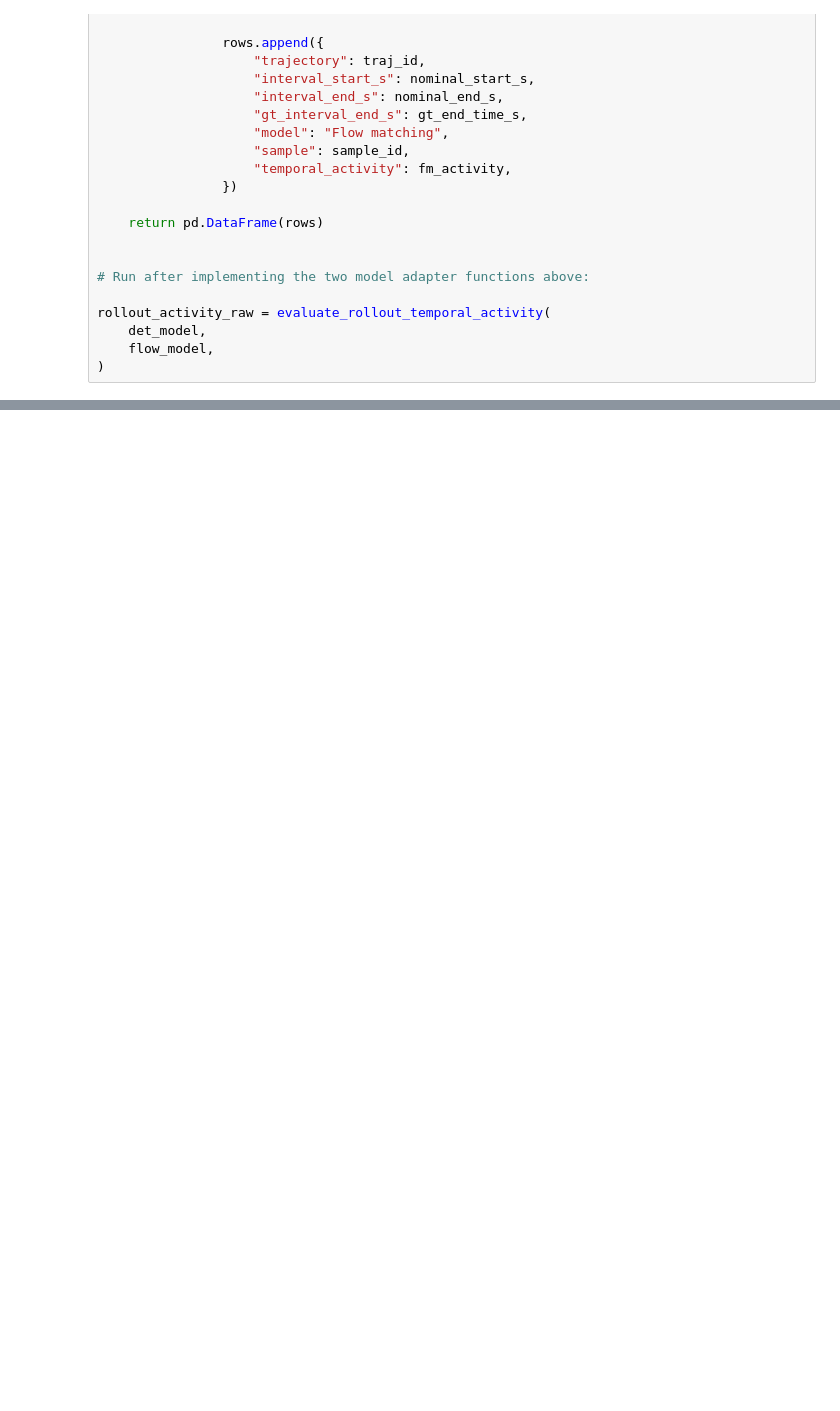
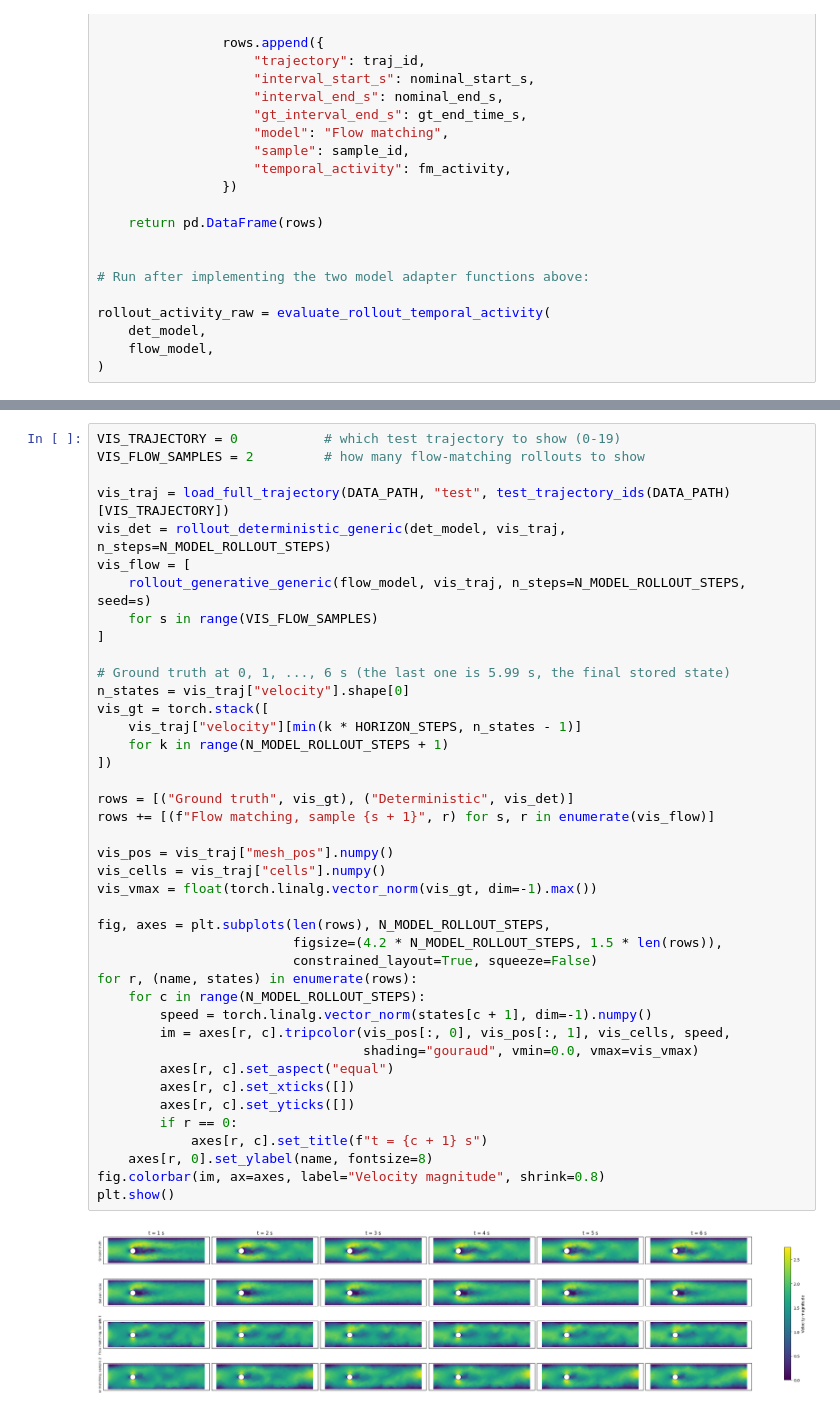
Before and after one commit to sujitha3924/ml4sci-2026, a Jupyter notebook: assignments/Assignment_2_part_1.ipynb, the cells around one changed output, grey strips where cells are left out. Cells and saved outputs as stored; diff of their text form; blank space fills up the shorter version.

Commit message:
added extra viz for analyzing rollout

```diff
--- a/assignments/Assignment_2_part_1.ipynb
+++ b/assignments/Assignment_2_part_1.ipynb
@@ -1746,0 +1763,43 @@ plot_rollout_temporal_activity(by_time)
+# %%
+VIS_TRAJECTORY = 0           # which test trajectory to show (0-19)
+VIS_FLOW_SAMPLES = 2         # how many flow-matching rollouts to show
+
+vis_traj = load_full_trajectory(DATA_PATH, "test", test_trajectory_ids(DATA_PATH)[VIS_TRAJECTORY])
+vis_det = rollout_deterministic_generic(det_model, vis_traj, n_steps=N_MODEL_ROLLOUT_STEPS)
+vis_flow = [
+    rollout_generative_generic(flow_model, vis_traj, n_steps=N_MODEL_ROLLOUT_STEPS, seed=s)
+    for s in range(VIS_FLOW_SAMPLES)
+]
+
+# Ground truth at 0, 1, ..., 6 s (the last one is 5.99 s, the final stored state)
+n_states = vis_traj["velocity"].shape[0]
+vis_gt = torch.stack([
+    vis_traj["velocity"][min(k * HORIZON_STEPS, n_states - 1)]
+    for k in range(N_MODEL_ROLLOUT_STEPS + 1)
+])
+
+rows = [("Ground truth", vis_gt), ("Deterministic", vis_det)]
+rows += [(f"Flow matching, sample {s + 1}", r) for s, r in enumerate(vis_flow)]
+
+vis_pos = vis_traj["mesh_pos"].numpy()
+vis_cells = vis_traj["cells"].numpy()
+vis_vmax = float(torch.linalg.vector_norm(vis_gt, dim=-1).max())
+
+fig, axes = plt.subplots(len(rows), N_MODEL_ROLLOUT_STEPS,
+                         figsize=(4.2 * N_MODEL_ROLLOUT_STEPS, 1.5 * len(rows)),
+                         constrained_layout=True, squeeze=False)
+for r, (name, states) in enumerate(rows):
+    for c in range(N_MODEL_ROLLOUT_STEPS):
+        speed = torch.linalg.vector_norm(states[c + 1], dim=-1).numpy()
+        im = axes[r, c].tripcolor(vis_pos[:, 0], vis_pos[:, 1], vis_cells, speed,
+                                  shading="gouraud", vmin=0.0, vmax=vis_vmax)
+        axes[r, c].set_aspect("equal")
+        axes[r, c].set_xticks([])
+        axes[r, c].set_yticks([])
+        if r == 0:
+            axes[r, c].set_title(f"t = {c + 1} s")
+    axes[r, 0].set_ylabel(name, fontsize=8)
+fig.colorbar(im, ax=axes, label="Velocity magnitude", shrink=0.8)
+plt.show()
+# %% [output]
+[figure, added]
```
Also changed, not shown: parts of 3 cells of this notebook.
